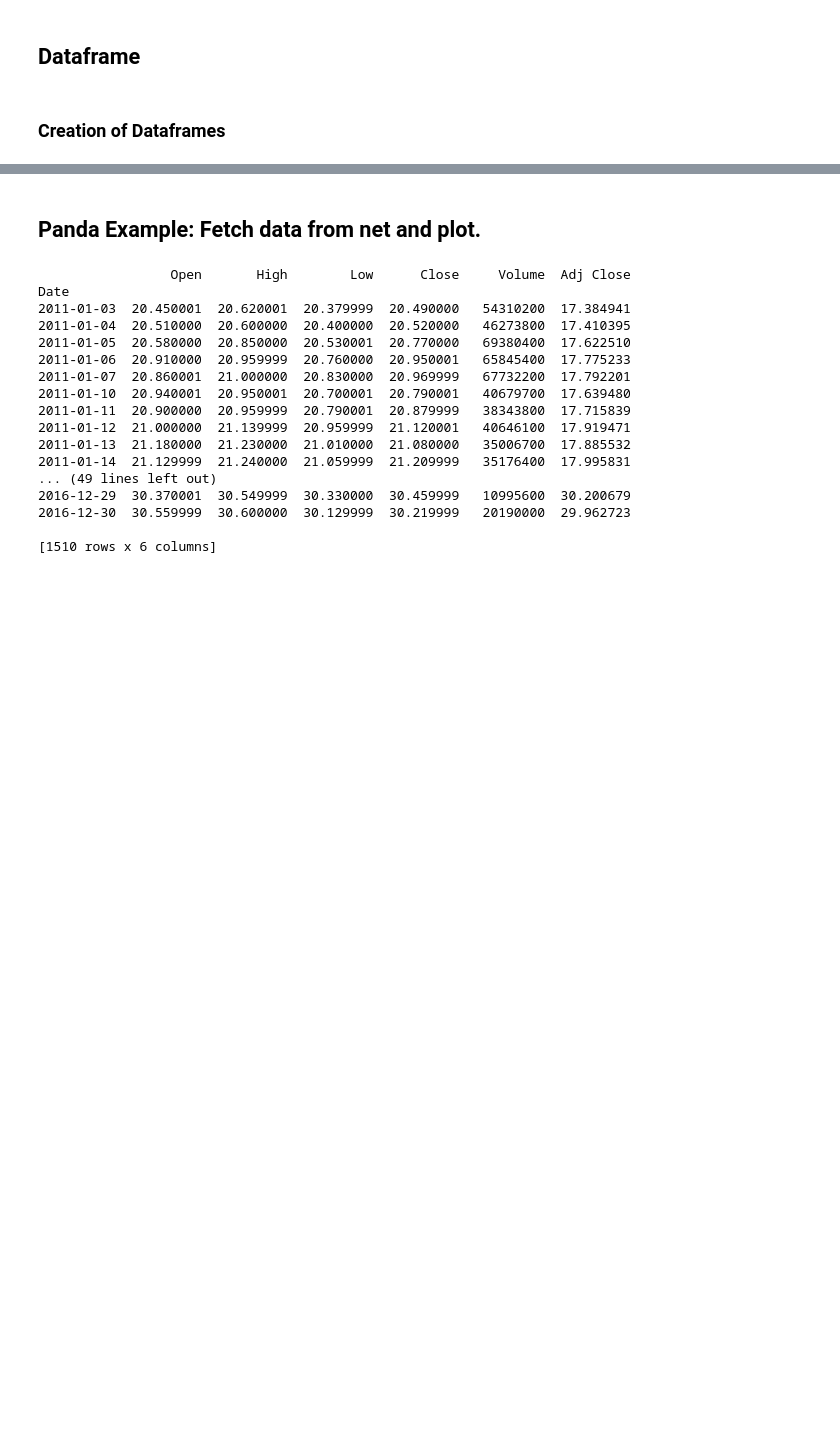
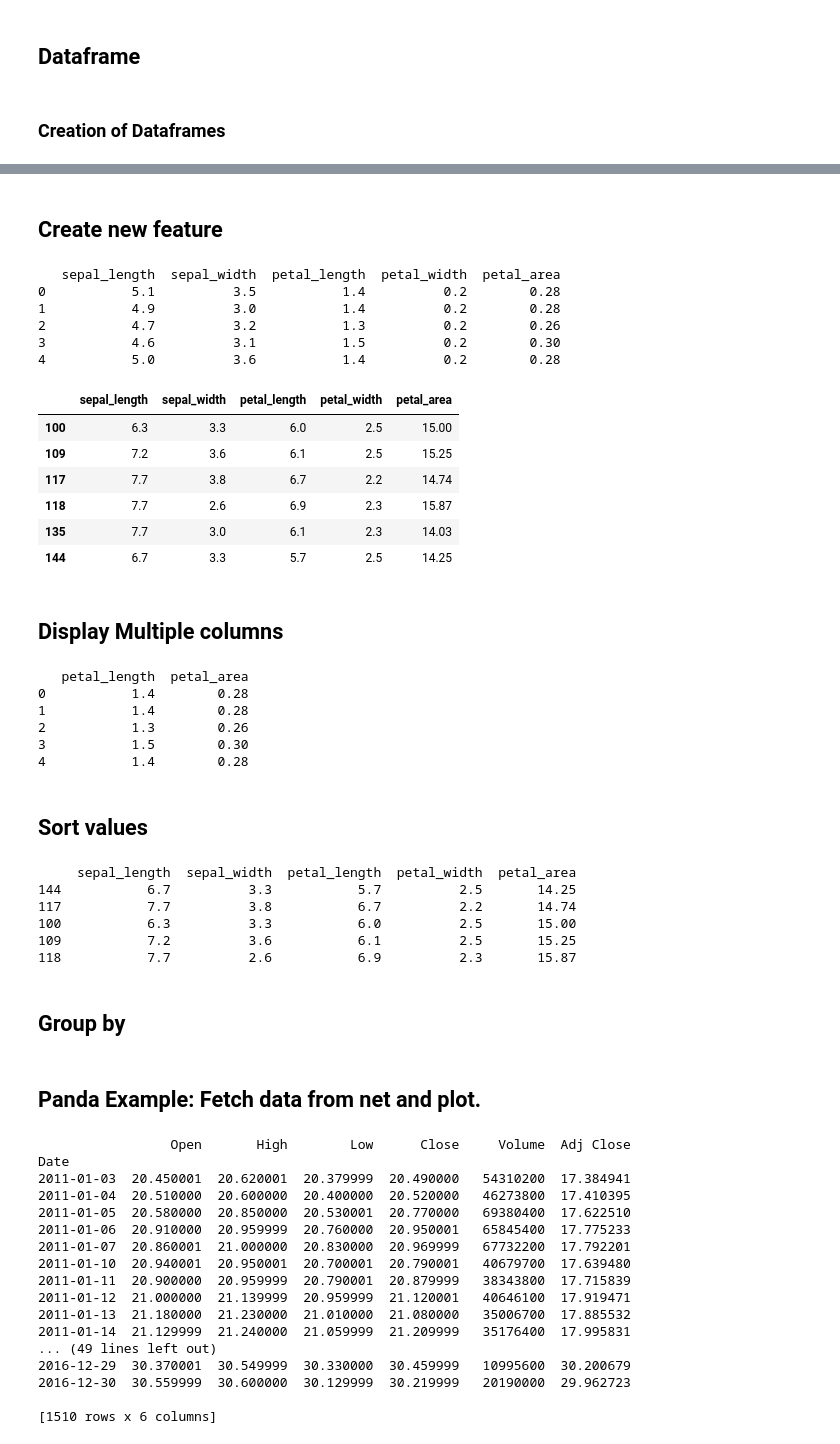
Before and after one commit to abalaji-blr/PythonNotebooks, a Jupyter notebook: PythonPandas.ipynb, the cells around one changed output, grey strips where cells are left out. Cells and saved outputs as stored; diff of their text form; code cells hidden in the pictures; blank space fills up the shorter version.

```diff
--- a/PythonPandas.ipynb
+++ b/PythonPandas.ipynb
@@ -24,3 +24,12 @@ Pandas is a package which supports data frame. The data frame is a notion of hav
 # dfs = df.describe() # summary stats cols
 # top_left_corner_df = df.iloc[:4, :4]
 #
+# %%
+from sklearn import datasets
+
+iris = datasets.load_iris()
+
+data = iris.data
+print(type(df))
+#print(df)
+print(iris)
@@ -26,0 +54,14 @@ Pandas is a package which supports data frame. The data frame is a notion of hav
+# %%
+import pandas as pd
+
+df = pd.DataFrame(data=iris.data)
+print(iris.feature_names)
+
+feature_names = [ 'sepal_length', 'sepal_width', 'petal_length', 'petal_width']
+#df.columns = iris.feature_names
+
+df.columns = feature_names
+
+print(df.head())
+print(type(df))
+print(df.describe())
@@ -26,0 +92,49 @@ Pandas is a package which supports data frame. The data frame is a notion of hav
+# %% [markdown]
+## Create new feature
+# %%
+# Create new petal area feature
+df['petal_area'] = df.petal_width * df.petal_length
+print(df.head())
+# %% [output]
+   sepal_length  sepal_width  petal_length  petal_width  petal_area
+0           5.1          3.5           1.4          0.2        0.28
+1           4.9          3.0           1.4          0.2        0.28
+2           4.7          3.2           1.3          0.2        0.26
+3           4.6          3.1           1.5          0.2        0.30
+4           5.0          3.6           1.4          0.2        0.28
+# %%
+# Filtering
+df[df.petal_area > 14]
+# %% [output]
+|  | sepal_length | sepal_width | petal_length | petal_width | petal_area |
+| 100 | 6.3 | 3.3 | 6.0 | 2.5 | 15.00 |
+| 109 | 7.2 | 3.6 | 6.1 | 2.5 | 15.25 |
+| 117 | 7.7 | 3.8 | 6.7 | 2.2 | 14.74 |
+| 118 | 7.7 | 2.6 | 6.9 | 2.3 | 15.87 |
+| 135 | 7.7 | 3.0 | 6.1 | 2.3 | 14.03 |
+| 144 | 6.7 | 3.3 | 5.7 | 2.5 | 14.25 |
+# %% [markdown]
+## Display Multiple columns
+# %%
+# Note the notation [[col1, col2]]
+print(df[['petal_length', 'petal_area']].head())
+# %% [output]
+   petal_length  petal_area
+0           1.4        0.28
+1           1.4        0.28
+2           1.3        0.26
+3           1.5        0.30
+4           1.4        0.28
+# %% [markdown]
+## Sort values
+# %%
+print( df.sort_values(by='petal_area').tail())
+# %% [output]
+     sepal_length  sepal_width  petal_length  petal_width  petal_area
+144           6.7          3.3           5.7          2.5       14.25
+117           7.7          3.8           6.7          2.2       14.74
+100           6.3          3.3           6.0          2.5       15.00
+109           7.2          3.6           6.1          2.5       15.25
+118           7.7          2.6           6.9          2.3       15.87
+# %% [markdown]
+## Group by
```
Also changed, not shown: parts of 4 cells of this notebook, 2 other files.
